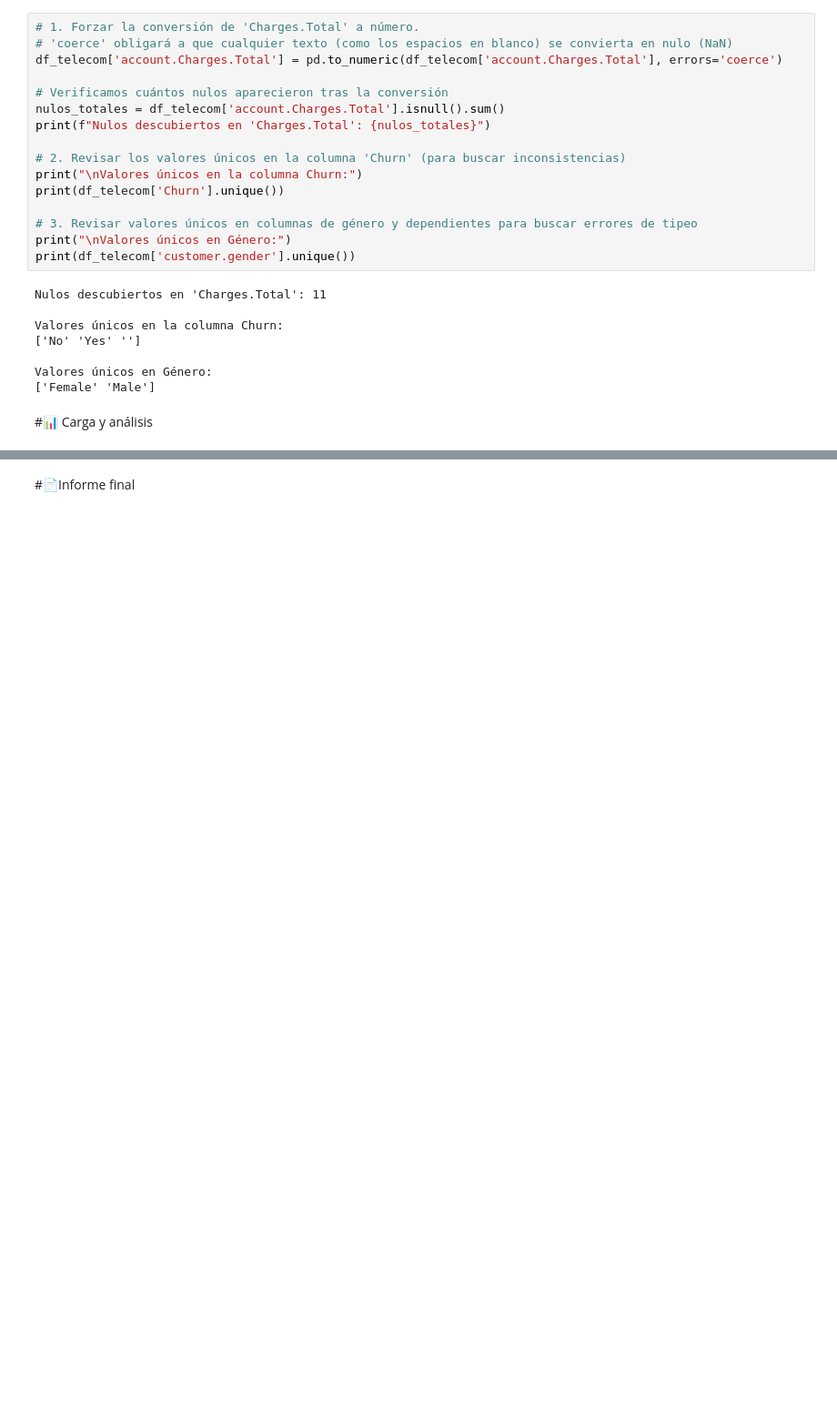
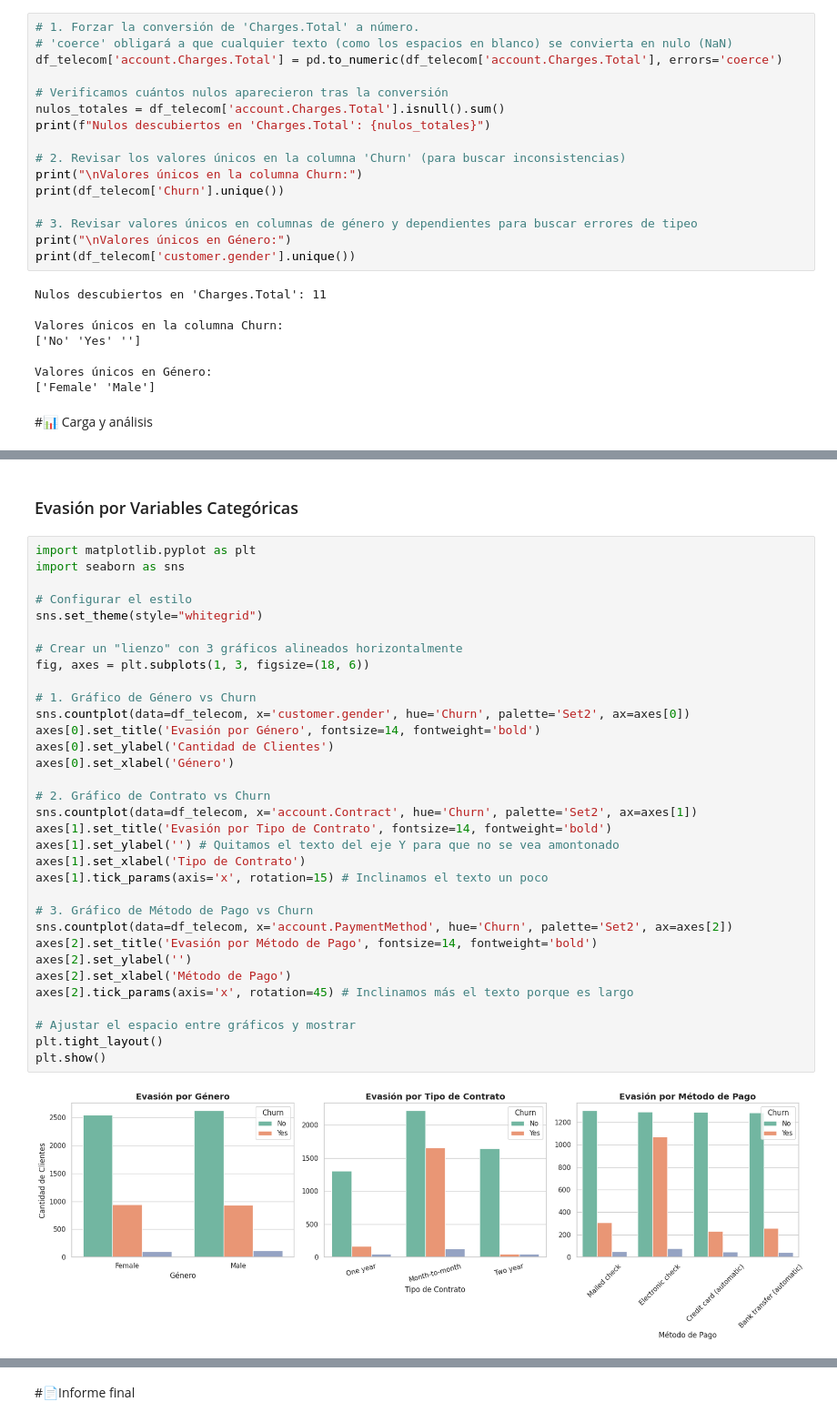
Before and after one commit to electroandblue/challenge2-data-science-LATAM, a Jupyter notebook: TelecomX_LATAM.ipynb, the cells around one changed output, grey strips where cells are left out. Shown at 91% size. Cells and saved outputs as stored; diff of their text form; blank space fills up the shorter version.

```diff
--- a/TelecomX_LATAM.ipynb
+++ b/TelecomX_LATAM.ipynb
@@ -102,0 +155,37 @@ Valores únicos en Género:
+# %% [markdown]
+### Evasión por Variables Categóricas
+# %%
+import matplotlib.pyplot as plt
+import seaborn as sns
+
+# Configurar el estilo
+sns.set_theme(style="whitegrid")
+
+# Crear un "lienzo" con 3 gráficos alineados horizontalmente
+fig, axes = plt.subplots(1, 3, figsize=(18, 6))
+
+# 1. Gráfico de Género vs Churn
+sns.countplot(data=df_telecom, x='customer.gender', hue='Churn', palette='Set2', ax=axes[0])
+axes[0].set_title('Evasión por Género', fontsize=14, fontweight='bold')
+axes[0].set_ylabel('Cantidad de Clientes')
+axes[0].set_xlabel('Género')
+
+# 2. Gráfico de Contrato vs Churn
+sns.countplot(data=df_telecom, x='account.Contract', hue='Churn', palette='Set2', ax=axes[1])
+axes[1].set_title('Evasión por Tipo de Contrato', fontsize=14, fontweight='bold')
+axes[1].set_ylabel('') # Quitamos el texto del eje Y para que no se vea amontonado
+axes[1].set_xlabel('Tipo de Contrato')
+axes[1].tick_params(axis='x', rotation=15) # Inclinamos el texto un poco
+
+# 3. Gráfico de Método de Pago vs Churn
+sns.countplot(data=df_telecom, x='account.PaymentMethod', hue='Churn', palette='Set2', ax=axes[2])
+axes[2].set_title('Evasión por Método de Pago', fontsize=14, fontweight='bold')
+axes[2].set_ylabel('')
+axes[2].set_xlabel('Método de Pago')
+axes[2].tick_params(axis='x', rotation=45) # Inclinamos más el texto porque es largo
+
+# Ajustar el espacio entre gráficos y mostrar
+plt.tight_layout()
+plt.show()
+# %% [output]
+[figure, added]
```
Also changed, not shown: parts of 5 cells of this notebook.
